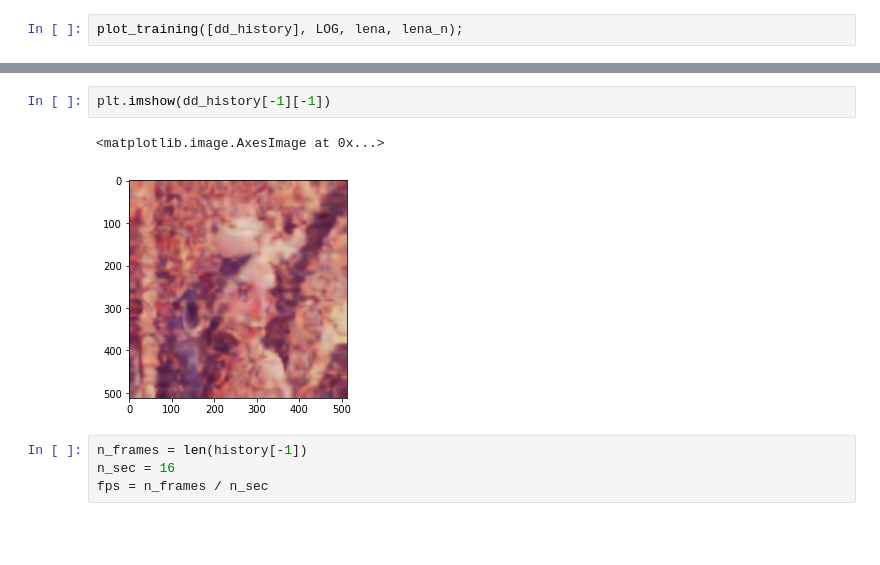
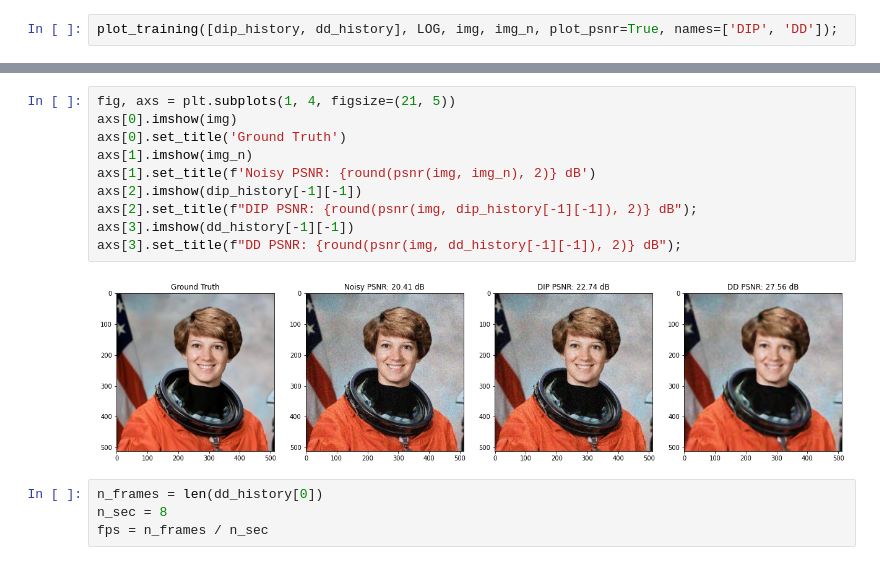
Before and after one commit to ceteke/ddip, a Jupyter notebook: nbs/denoise.ipynb, the cells around one changed output, grey strips where cells are left out. Cells and saved outputs as stored; diff of their text form; blank space fills up the shorter version.

```diff
--- a/nbs/denoise.ipynb
+++ b/nbs/denoise.ipynb
@@ -49,3 +61,3 @@ dd_history = train(dd_lena, NITER, lena_n, z=z_dd, log=LOG)
 # %%
-plot_training([dd_history], LOG, lena, lena_n);
+plot_training([dip_history, dd_history], LOG, img, img_n, plot_psnr=True, names=['DIP', 'DD']);
 # %% [output]
@@ -53,10 +65,17 @@ plot_training([dd_history], LOG, lena, lena_n);
-# %%
-plt.imshow(dd_history[-1][-1])
-# %% [output]
-<matplotlib.image.AxesImage at 0x...>
-[figure, removed]
+# %%
+fig, axs = plt.subplots(1, 4, figsize=(21, 5))
+axs[0].imshow(img)
+axs[0].set_title('Ground Truth')
+axs[1].imshow(img_n)
+axs[1].set_title(f'Noisy PSNR: {round(psnr(img, img_n), 2)} dB')
+axs[2].imshow(dip_history[-1][-1])
+axs[2].set_title(f"DIP PSNR: {round(psnr(img, dip_history[-1][-1]), 2)} dB");
+axs[3].imshow(dd_history[-1][-1])
+axs[3].set_title(f"DD PSNR: {round(psnr(img, dd_history[-1][-1]), 2)} dB");
+# %% [output]
+[figure, added]
 # %%
-n_frames = len(history[-1])
-n_sec = 16
+n_frames = len(dd_history[0])
+n_sec = 8
 fps = n_frames / n_sec
 # %%
```
Also changed, not shown: parts of 9 cells of this notebook, 9 other files.
